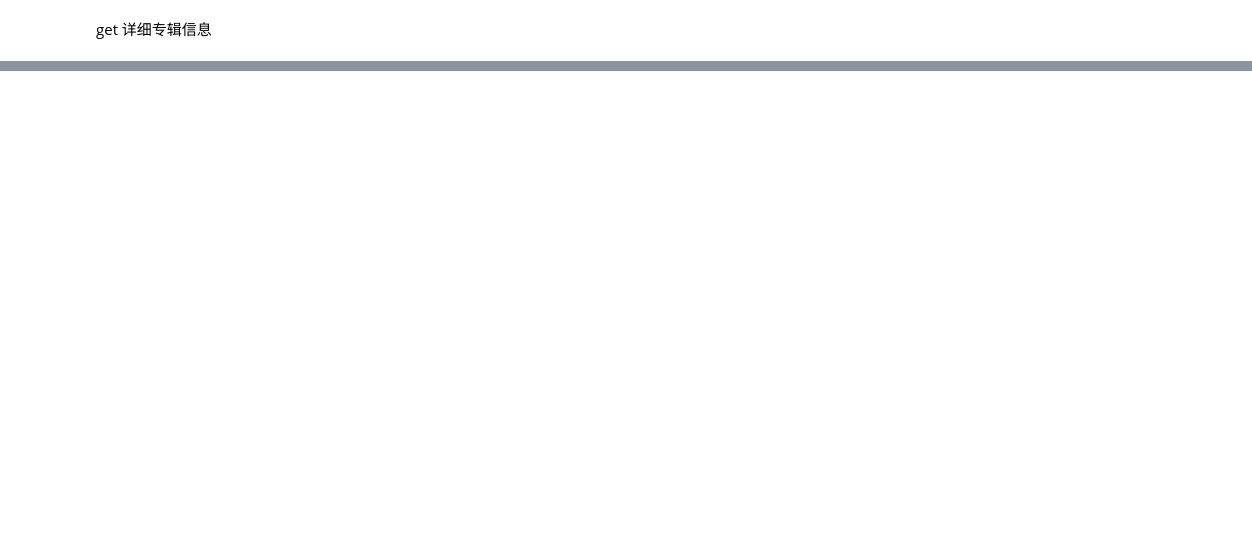
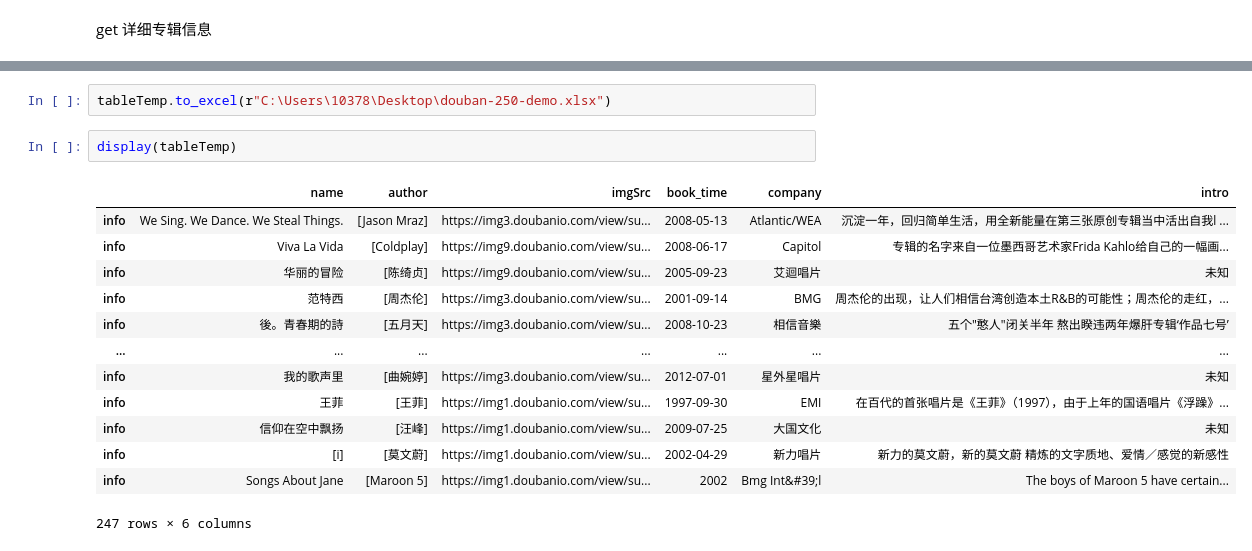
Before and after one commit to Blacktuna1/douban-music-250, a Jupyter notebook: douban-test.ipynb, the cells around one changed output, grey strips where cells are left out. Saved outputs shown, nothing was run; the diff lists cells and outputs as text; blank space fills up the shorter version.

```diff
--- a/douban-test.ipynb
+++ b/douban-test.ipynb
@@ -123,0 +138,18 @@ tableTemp
+# %%
+tableTemp.to_excel(r"C:\Users\10378\Desktop\douban-250-demo.xlsx")
+# %%
+display(tableTemp)
+# %% [output]
+|  | name | author | imgSrc | book_time | company | intro |
+| info | We Sing. We Dance. We Steal Things. | [Jason Mraz] | https://img3.doubanio.com/view/su... | 2008-05-13 | Atlantic/WEA | 沉淀一年，回归简单生活，用全新能量在第三张原创专辑当中活出自我l ... |
+| info | Viva La Vida | [Coldplay] | https://img9.doubanio.com/view/su... | 2008-06-17 | Capitol | 专辑的名字来自一位墨西哥艺术家Frida Kahlo给自己的一幅画... |
+| info | 华丽的冒险 | [陈绮贞] | https://img9.doubanio.com/view/su... | 2005-09-23 | 艾迴唱片 | 未知 |
+| info | 范特西 | [周杰伦] | https://img3.doubanio.com/view/su... | 2001-09-14 | BMG | 周杰伦的出现，让人们相信台湾创造本土R&B的可能性；周杰伦的走红，... |
+| info | 後。青春期的詩 | [五月天] | https://img3.doubanio.com/view/su... | 2008-10-23 | 相信音樂 | 五个"憨人"闭关半年 熬出睽违两年爆肝专辑‘作品七号’ |
+| ... | ... | ... | ... | ... | ... | ... |
+| info | 我的歌声里 | [曲婉婷] | https://img3.doubanio.com/view/su... | 2012-07-01 | 星外星唱片 | 未知 |
+| info | 王菲 | [王菲] | https://img1.doubanio.com/view/su... | 1997-09-30 | EMI | 在百代的首张唱片是《王菲》（1997），由于上年的国语唱片《浮躁》... |
+| info | 信仰在空中飘扬 | [汪峰] | https://img1.doubanio.com/view/su... | 2009-07-25 | 大国文化 | 未知 |
+| info | [i] | [莫文蔚] | https://img1.doubanio.com/view/su... | 2002-04-29 | 新力唱片 | 新力的莫文蔚，新的莫文蔚 精炼的文字质地、爱情／感觉的新感性 |
+| info | Songs About Jane | [Maroon 5] | https://img1.doubanio.com/view/su... | 2002 | Bmg Int&#39;l | The boys of Maroon 5 have certain... |
+247 rows × 6 columns
```
Also changed, not shown: parts of 15 cells of this notebook.
